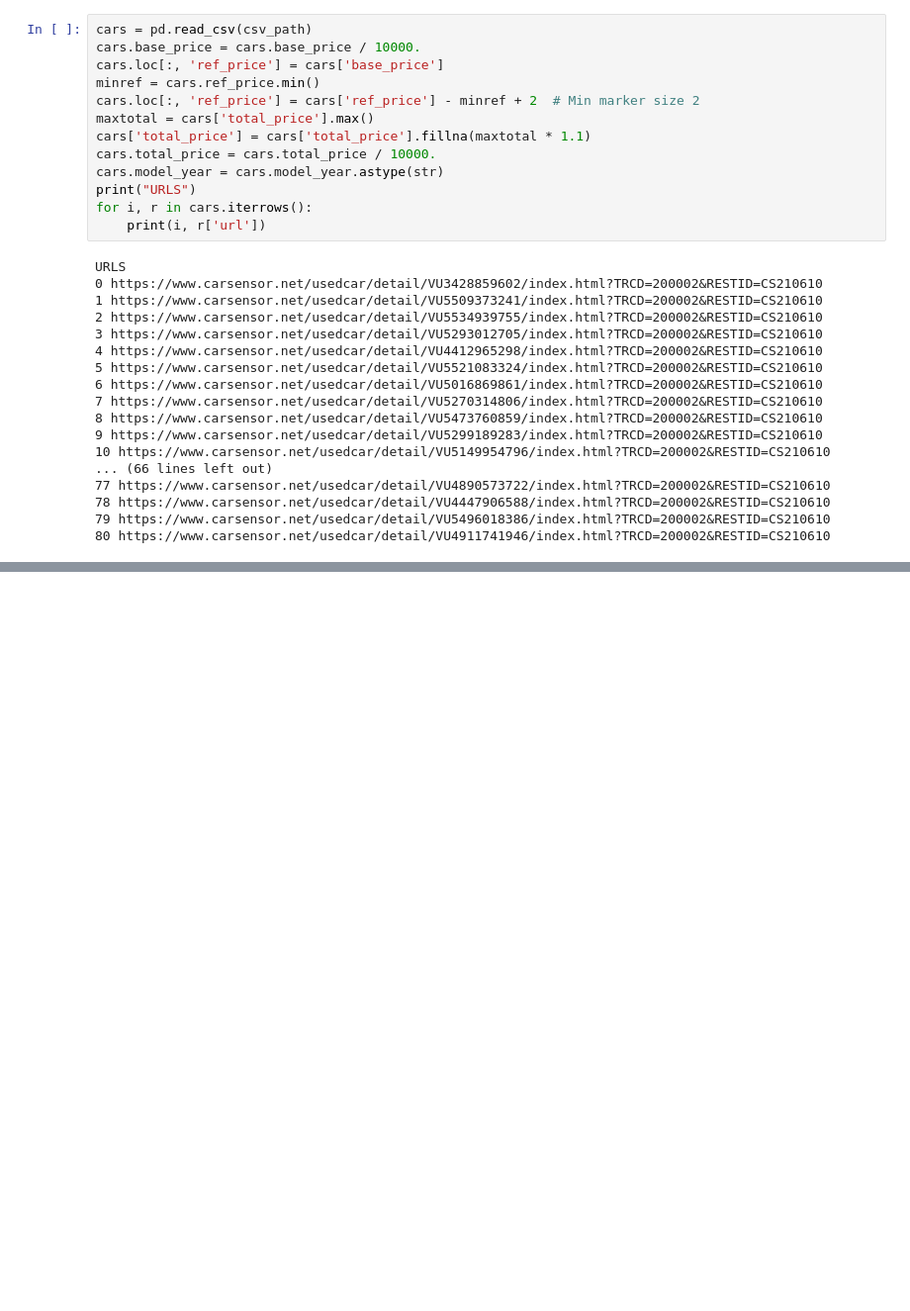
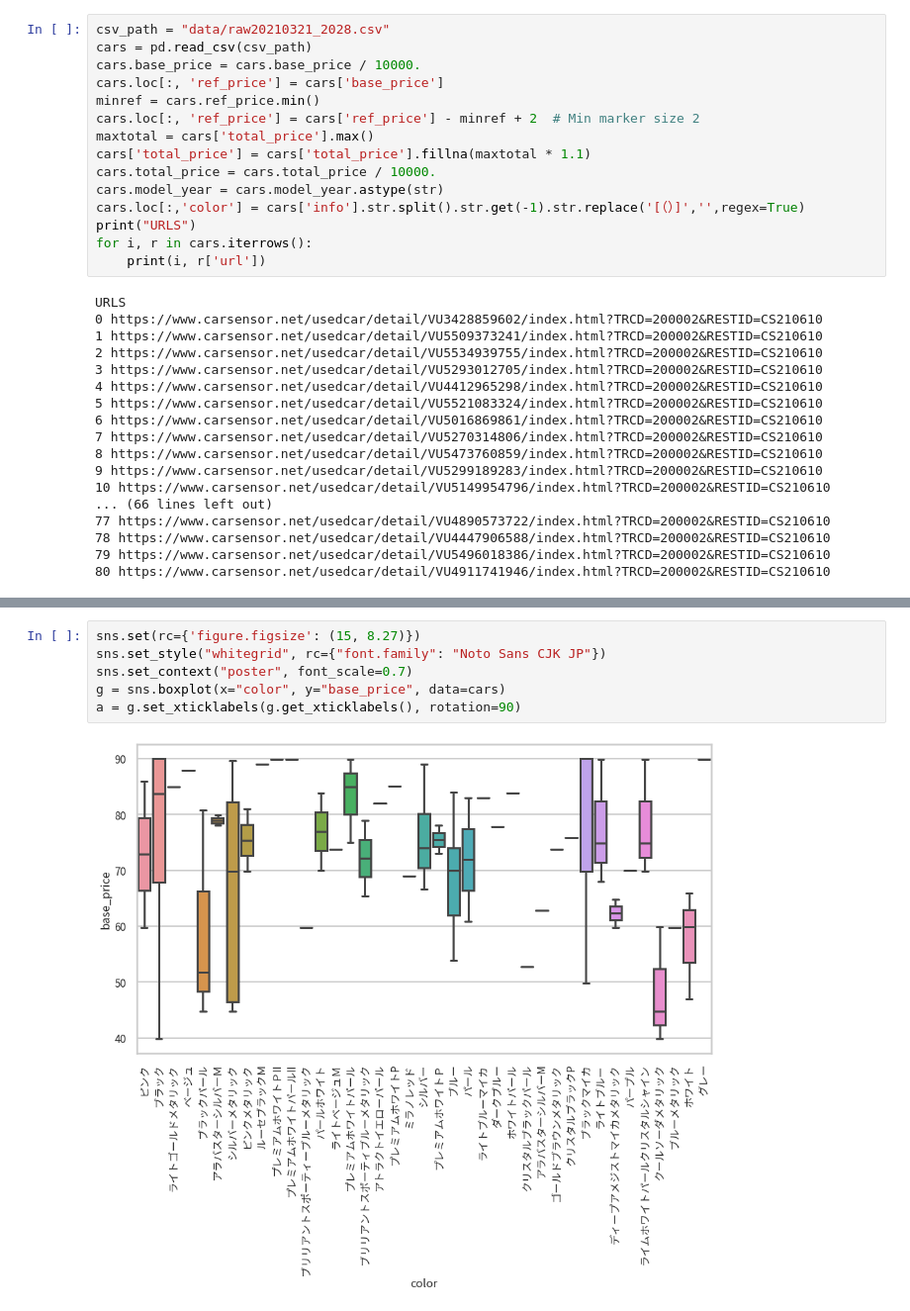
Before and after one commit to pyotr777/car_scraping, a Jupyter notebook: scrape_test1.ipynb, the cells around one changed output, grey strips where cells are left out. Shown at 99% size. Drawn from its saved outputs; the diff is of its cells as text; blank space fills up the shorter version.

Commit message:
Boxplots, parsed car colors

```diff
--- a/scrape_test1.ipynb
+++ b/scrape_test1.ipynb
@@ -485,4 +496,5 @@ Saved data/raw20210321_2028.csv
 # %%
+csv_path = "data/raw20210321_2028.csv"
 cars = pd.read_csv(csv_path)
 cars.base_price = cars.base_price / 10000.
 cars.loc[:, 'ref_price'] = cars['base_price']
@@ -492,6 +504,7 @@ maxtotal = cars['total_price'].max()
 cars['total_price'] = cars['total_price'].fillna(maxtotal * 1.1)
 cars.total_price = cars.total_price / 10000.
 cars.model_year = cars.model_year.astype(str)
+cars.loc[:,'color'] = cars['info'].str.split().str.get(-1).str.replace('[（）]','',regex=True)
 print("URLS")
 for i, r in cars.iterrows():
     print(i, r['url'])
@@ -556,0 +572,8 @@ Name: 0, dtype: object
+# %%
+sns.set(rc={'figure.figsize': (15, 8.27)})
+sns.set_style("whitegrid", rc={"font.family": "Noto Sans CJK JP"})
+sns.set_context("poster", font_scale=0.7)
+g = sns.boxplot(x="color", y="base_price", data=cars)
+a = g.set_xticklabels(g.get_xticklabels(), rotation=90)
+# %% [output]
+[figure, added]
```
Also changed, not shown: parts of 9 cells of this notebook.
